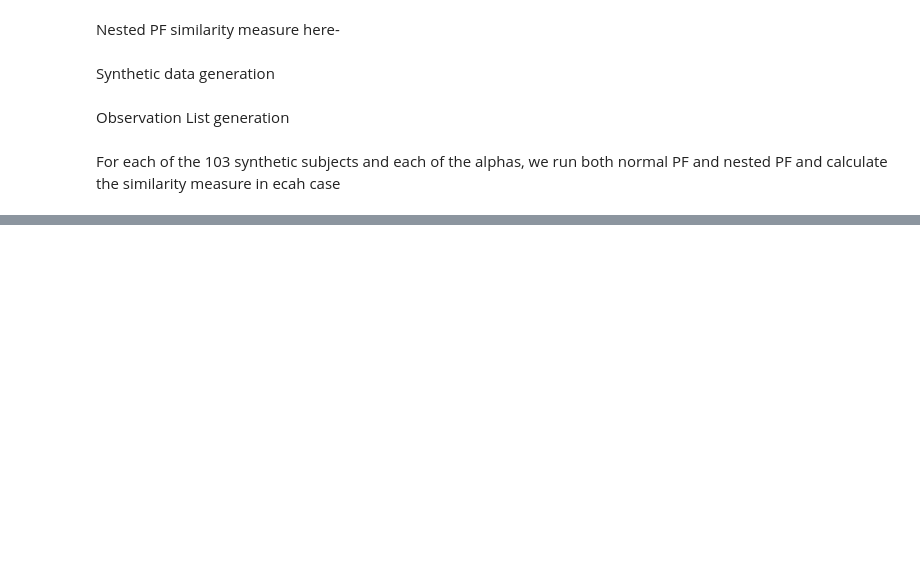
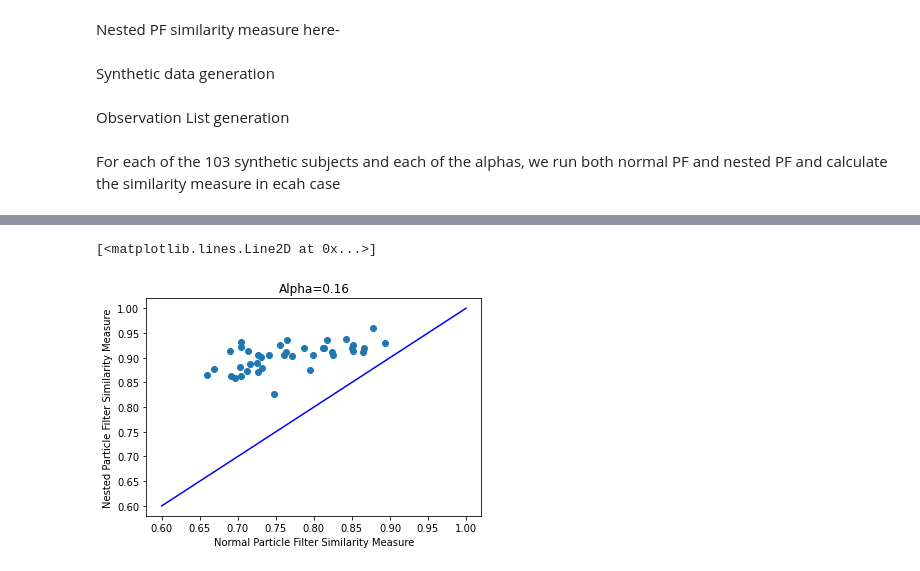
Before and after one commit to snpushpi/6.804-Computational-Cognitive-Science, a Jupyter notebook: Plot_Generator.ipynb, the cells around one changed output, grey strips where cells are left out. Cells and saved outputs as stored; diff of their text form; code cells hidden in the pictures; blank space fills up the shorter version.

```diff
--- a/Plot_Generator.ipynb
+++ b/Plot_Generator.ipynb
@@ -200,0 +259,15 @@ for alpha in alpha_list:
+# %%
+fig = plt.figure()
+plt.clf()
+x_list = result_dict[0.16]['normal_PF']
+y_list = result_dict[0.16]['nested_PF']
+plt.xlabel('Normal Particle Filter Similarity Measure')
+plt.ylabel('Nested Particle Filter Similarity Measure')
+plt.title("Alpha=0.16")
+plt.scatter(x_list, y_list)
+x = np.arange(0.6,1.01,0.01)
+y = x
+plt.plot(x, y, "b")
+# %% [output]
+[<matplotlib.lines.Line2D at 0x...>]
+[figure, added]
```
Also changed, not shown: parts of 5 cells of this notebook.
